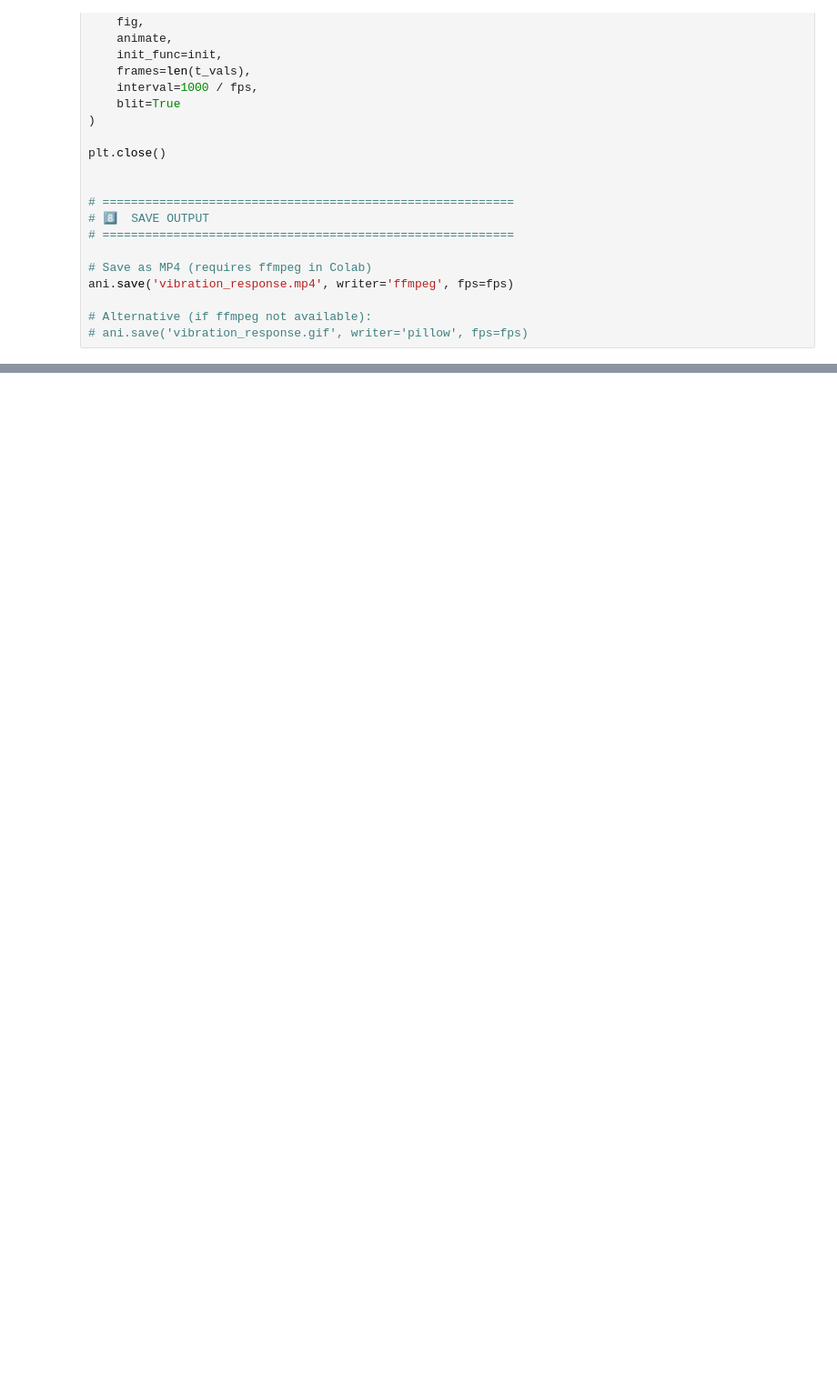
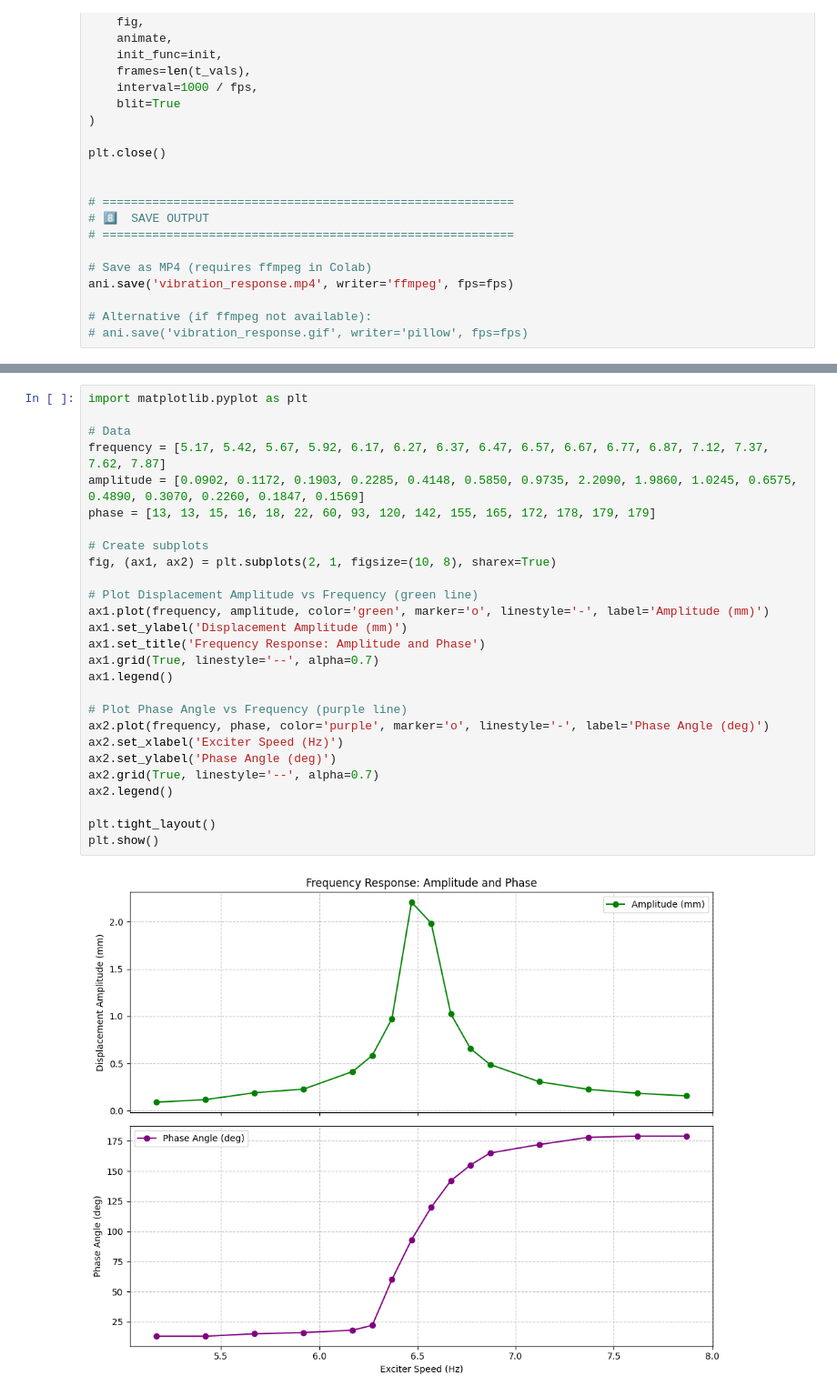
Before and after one commit to kush450629/ME421_GROUP_A1, a Jupyter notebook: Vibration/ME421_E20045_Vibrations.ipynb, the cells around one changed output, grey strips where cells are left out. Shown at 91% size. Cells and saved outputs as stored; diff of their text form; blank space fills up the shorter version.

```diff
--- a/Vibration/ME421_E20045_Vibrations.ipynb
+++ b/Vibration/ME421_E20045_Vibrations.ipynb
@@ -1714,0 +2220,29 @@ ani.save('vibration_response.mp4', writer='ffmpeg', fps=fps)
+# %%
+import matplotlib.pyplot as plt
+
+# Data
+frequency = [5.17, 5.42, 5.67, 5.92, 6.17, 6.27, 6.37, 6.47, 6.57, 6.67, 6.77, 6.87, 7.12, 7.37, 7.62, 7.87]
+amplitude = [0.0902, 0.1172, 0.1903, 0.2285, 0.4148, 0.5850, 0.9735, 2.2090, 1.9860, 1.0245, 0.6575, 0.4890, 0.3070, 0.2260, 0.1847, 0.1569]
+phase = [13, 13, 15, 16, 18, 22, 60, 93, 120, 142, 155, 165, 172, 178, 179, 179]
+
+# Create subplots
+fig, (ax1, ax2) = plt.subplots(2, 1, figsize=(10, 8), sharex=True)
+
+# Plot Displacement Amplitude vs Frequency (green line)
+ax1.plot(frequency, amplitude, color='green', marker='o', linestyle='-', label='Amplitude (mm)')
+ax1.set_ylabel('Displacement Amplitude (mm)')
+ax1.set_title('Frequency Response: Amplitude and Phase')
+ax1.grid(True, linestyle='--', alpha=0.7)
+ax1.legend()
+
+# Plot Phase Angle vs Frequency (purple line)
+ax2.plot(frequency, phase, color='purple', marker='o', linestyle='-', label='Phase Angle (deg)')
+ax2.set_xlabel('Exciter Speed (Hz)')
+ax2.set_ylabel('Phase Angle (deg)')
+ax2.grid(True, linestyle='--', alpha=0.7)
+ax2.legend()
+
+plt.tight_layout()
+plt.show()
+# %% [output]
+[figure, added]
```
Also changed, not shown: parts of 7 cells of this notebook.
